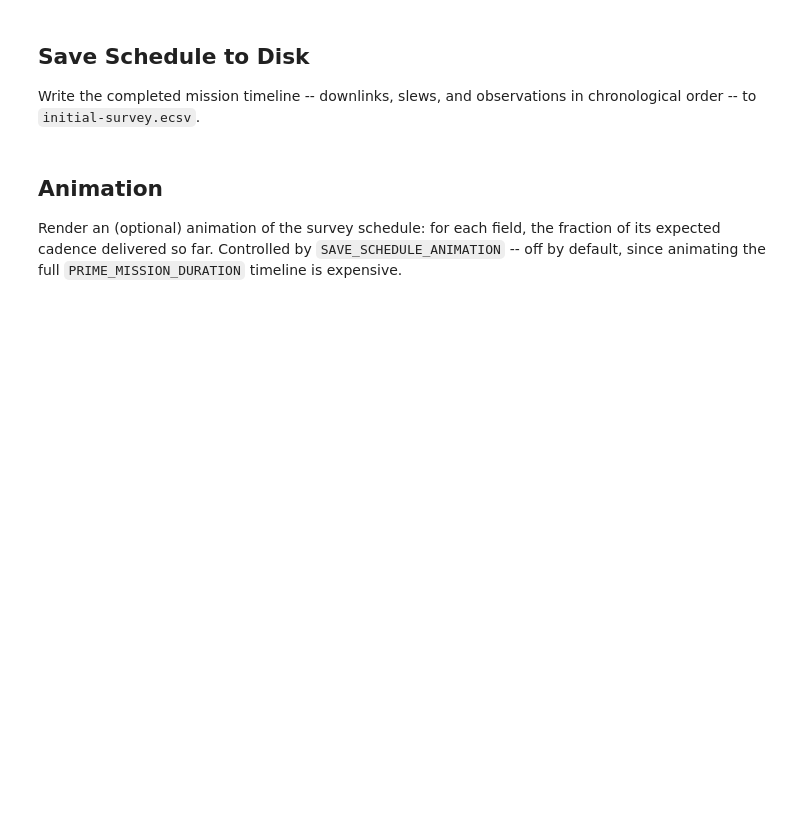
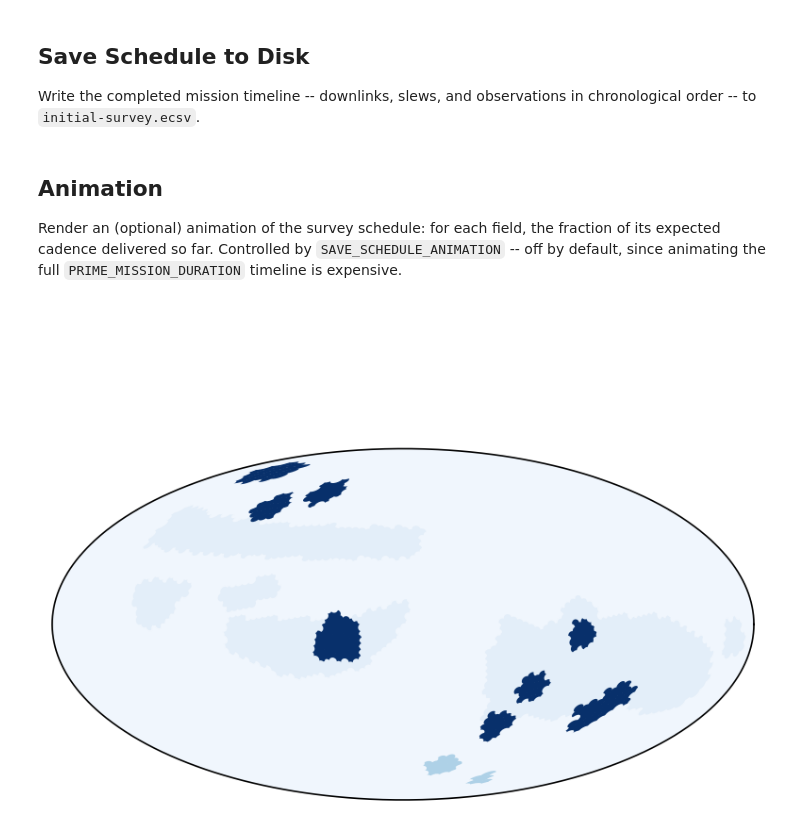
Before and after one commit to m4opt/uvex-scheduler, a Jupyter notebook: notebooks/main.ipynb, the cells around one changed output. Saved outputs shown, nothing was run; the diff lists cells and outputs as text; code cells hidden in the pictures; blank space fills up the shorter version.

Commit message:
Significant changes to main.ipynb. Added better documentation and streamlined codebase.

```diff
--- a/notebooks/main.ipynb
+++ b/notebooks/main.ipynb
@@ -140,6 +272,6 @@ Load the FOV region files produced by ``fov.ipynb`` and the fields/blocks table
 # %%
 # ========================================= #
-# Load FOV Files and the Blocks Table       #
+# Load FOV Files and the Fields/Blocks Tables #
 # ========================================= #
 MISSION_FOV_PATH = (
     OUTPUT_PATH / "chips.ds9" if MISSION_FOV_PATH is None else Path(MISSION_FOV_PATH)
@@ -149,14 +281,18 @@ INSCRIBED_CIRCLE_FOV_PATH = (
     if INSCRIBED_CIRCLE_FOV_PATH is None
     else Path(INSCRIBED_CIRCLE_FOV_PATH)
 )
-BLOCK_FILE_PATH = (
-    OUTPUT_PATH / "fields.ecsv" if BLOCK_FILE_PATH is None else Path(BLOCK_FILE_PATH)
+FIELDS_FILE_PATH = (
+    OUTPUT_PATH / "fields.ecsv" if FIELDS_FILE_PATH is None else Path(FIELDS_FILE_PATH)
+)
+BLOCKS_FILE_PATH = (
+    OUTPUT_PATH / "blocks.ecsv" if BLOCKS_FILE_PATH is None else Path(BLOCKS_FILE_PATH)
 )
 
 for _path, _source_notebook in (
     (MISSION_FOV_PATH, "fov.ipynb"),
     (INSCRIBED_CIRCLE_FOV_PATH, "fov.ipynb"),
-    (BLOCK_FILE_PATH, "skyblocks.ipynb"),
+    (FIELDS_FILE_PATH, "skyblocks.ipynb"),
+    (BLOCKS_FILE_PATH, "skyblocks.ipynb"),
 ):
     if not _path.exists():
         raise FileNotFoundError(
@@ -166,8 +302,13 @@ for _path, _source_notebook in (
 MISSION_FOV = Regions.read(str(MISSION_FOV_PATH))
 (INSCRIBED_CIRCLE_FOV,) = Regions.read(str(INSCRIBED_CIRCLE_FOV_PATH))
 
-BLOCKS = QTable.read(BLOCK_FILE_PATH)
-BLOCK_IDS = BLOCKS["BLOCK_ID"]
+# One row per field: block membership, region flags, and each field's own EXPECTED_VISITS/CATEGORY.
+FIELDS = QTable.read(FIELDS_FILE_PATH)
+BLOCK_IDS = FIELDS["BLOCK_ID"]
+
+# One row per block: field-type composition, resolved cadence, and padding-contamination
+# diagnostics (IS_MIXED, EXCESS_FIELD_VISITS) -- see skyblocks.ipynb.
+BLOCKS = QTable.read(BLOCKS_FILE_PATH)
 # %% [markdown]
 ## Downlink Schedule
 
@@ -372,11 +626,11 @@ MATCHING_I, MATCHING_J = np.transpose(
 # ========================================= #
 TARGETS = QTable(
     {
-        "field_id": BLOCKS["FIELD_ID"],
-        "block_id": BLOCKS["BLOCK_ID"],
+        "field_id": FIELDS["FIELD_ID"],
+        "block_id": FIELDS["BLOCK_ID"],
         "target_coord": SkyCoord(
-            BLOCKS["TARGET_COORD"].ra,
-            BLOCKS["TARGET_COORD"].dec,
+            FIELDS["TARGET_COORD"].ra,
+            FIELDS["TARGET_COORD"].dec,
             representation_type=UnitSphericalRepresentation,
         ),
     }
@@ -429,7 +704,11 @@ def plan_block(downlink, targets):
         slew_targets["roll"][:, np.newaxis],
         slew_targets["roll"][np.newaxis, :],
     )
-    seq, _ = solve_tsp(slew_time.to_value(u.s), verbose=False)
+    # timelimit caps the worst case (e.g. the tightly-clustered MC block) at a bounded, still-good
+    # tour instead of an unbounded search to prove optimality -- see PLAN_BLOCK_TSP_TIMELIMIT above.
+    seq, _ = solve_tsp(
+        slew_time.to_value(u.s), verbose=False, timelimit=PLAN_BLOCK_TSP_TIMELIMIT
+    )
     assert seq[0] == 0
 
     # Find optimal slew path.
@@ -568,32 +876,34 @@ _transform = ax.get_transform("world")
 # color array, never the geometry.
 _field_polygons = []
 _field_patch_block_ids = []
-for block_id, region in zip(BLOCKS["BLOCK_ID"], fov.footprint(INSCRIBED_CIRCLE_FOV, BLOCKS["TARGET_COORD"])):
+for block_id, region in zip(FIELDS["BLOCK_ID"], fov.footprint(INSCRIBED_CIRCLE_FOV, FIELDS["TARGET_COORD"])):
     vertices = circle_to_polygon(region, 16).vertices
     for cut_vertices in plot.cut_prime_meridian(
         np.column_stack(((vertices.ra + _shift).to_value(u.rad), vertices.dec.rad))
     ):
         cut_vertices[:, 0] -= _shift.to_value(u.rad)
         _field_polygons.append(plt.Polygon(np.rad2deg(cut_vertices), closed=True))
         _field_patch_block_ids.append(block_id)
 _field_patch_block_ids = np.asarray(_field_patch_block_ids)
 
 _field_patches = PatchCollection(_field_polygons, transform=_transform, cmap="Blues", edgecolor="none")
 _field_patches.set_clim(0, BLOCK_VISIT_MULTIPLICITY.max())
 _field_patches.set_array(np.zeros(len(_field_polygons)))
 ax.add_collection(_field_patches)
 
 _day_text = fig.text(0.5, 0.95, "", ha="center", va="top", fontsize="x-large", fontweight="bold")
 
 with tqdm(total=len(_animation_frame_times)) as progress:
 
     def animate(i):
         time = _animation_frame_times[i]
         _field_patches.set_array(_visits_so_far(time)[_field_patch_block_ids])
         _day_text.set_text(f"Day {(time - _animation_frame_times[0]).to_value(u.day):.1f}")
         progress.update()
         return [_field_patches, _day_text]
 
     FuncAnimation(
         fig, animate, np.arange(len(_animation_frame_times)), blit=True, interval=ANIMATION_INTERVAL
     ).save(OUTPUT_PATH / "initial-survey.mp4")
+# %% [output]
+[figure, added]
```
Also changed, not shown: parts of 20 cells of this notebook.
